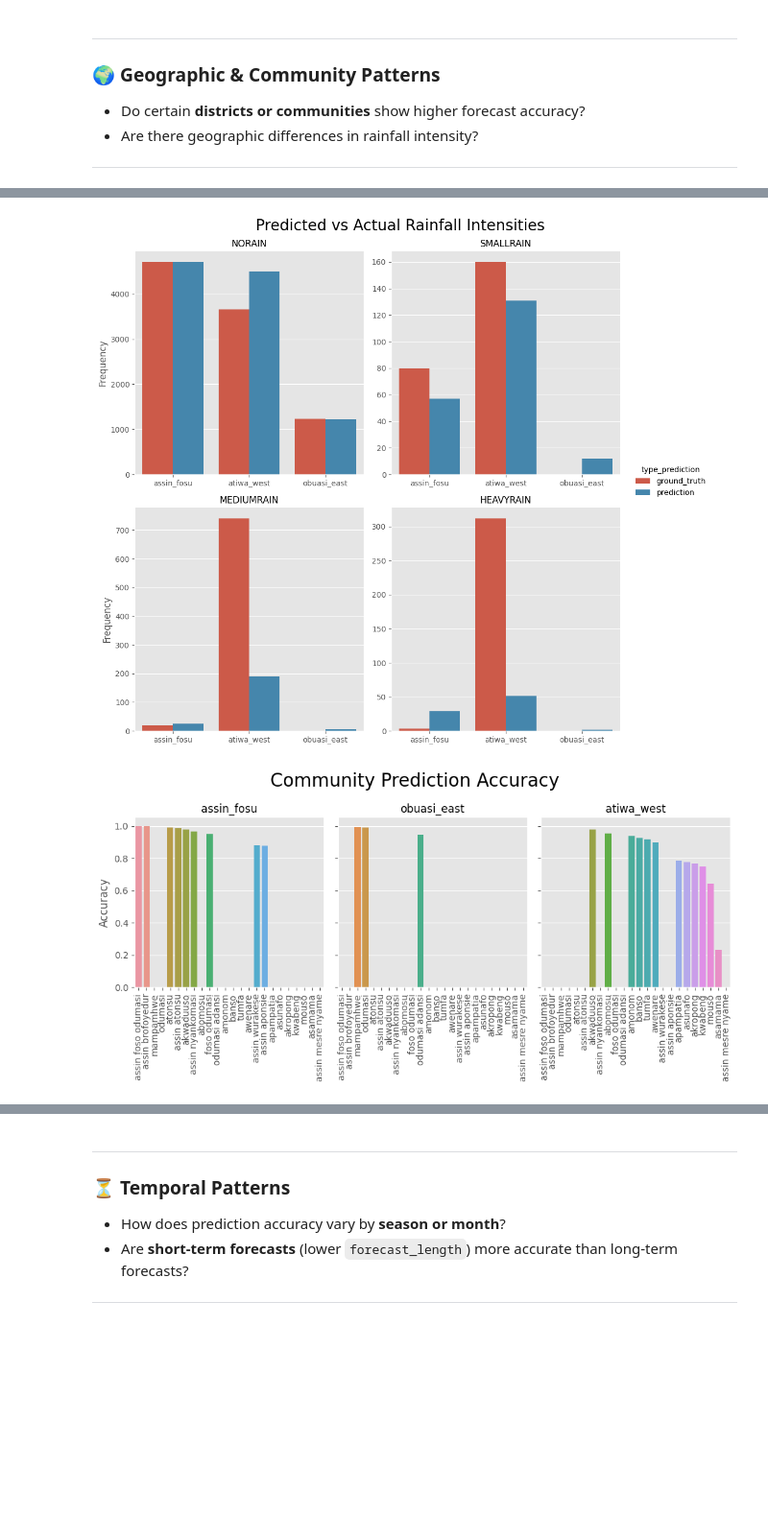
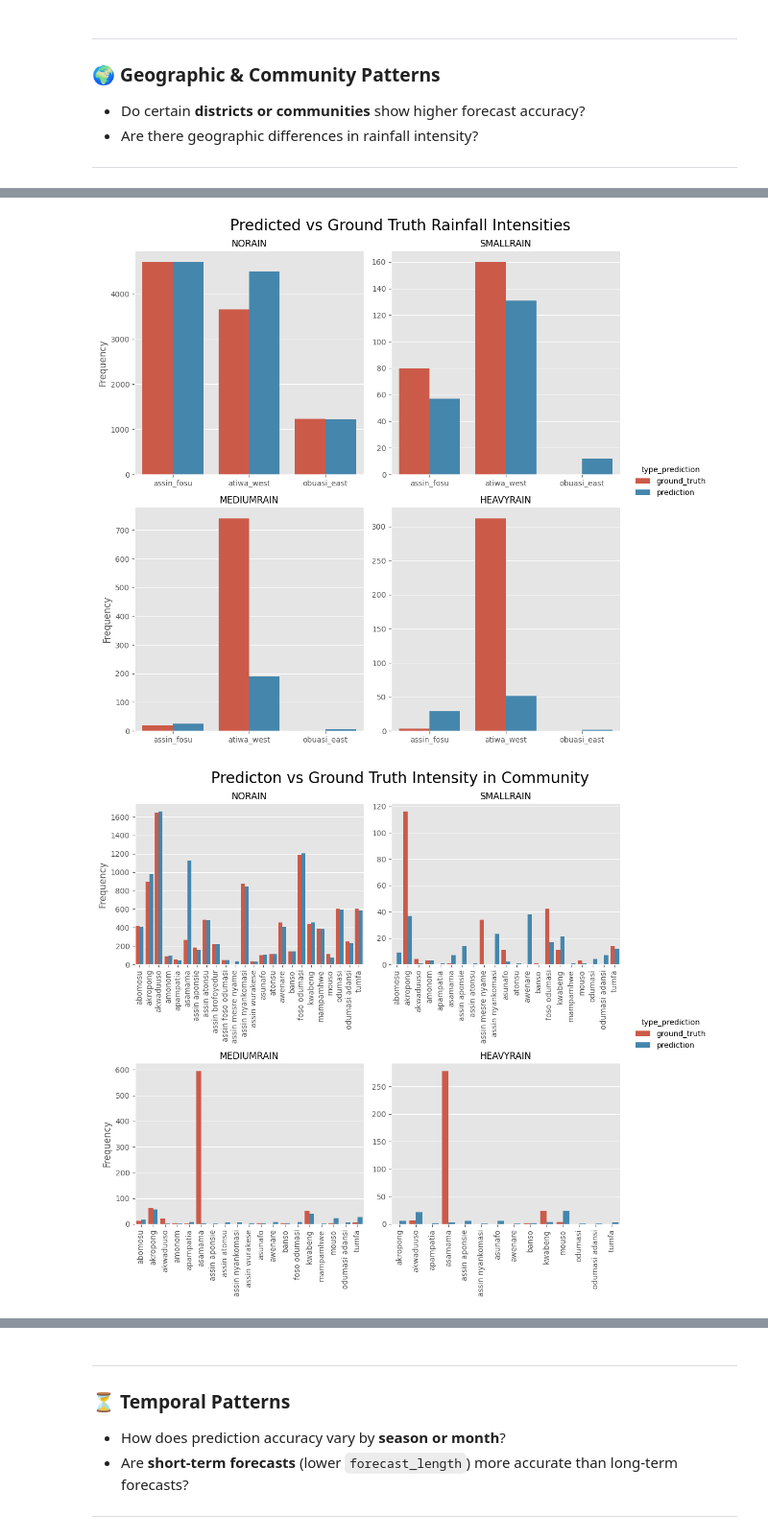
Before and after one commit to kamau96/zindi-projects, a Jupyter notebook: Zindi Projects/Rainfall-Prediction-Indigenous-Knowledge/notebooks/ghana-s-indigenous-intel-challenge-eda.ipynb, the cells around one changed output, grey strips where cells are left out. Shown at 96% size. Drawn from its saved outputs; the diff is of its cells as text; code cells hidden in the pictures; blank space fills up the shorter version.

```diff
--- a/Zindi Projects/Rainfall-Prediction-Indigenous-Knowledge/notebooks/ghana-s-indigenous-intel-challenge-eda.ipynb
+++ b/Zindi Projects/Rainfall-Prediction-Indigenous-Knowledge/notebooks/ghana-s-indigenous-intel-challenge-eda.ipynb
@@ -161,7 +162,7 @@ None
 # %% [markdown]
 ### Helper Functions
 # %%
-def prediction_target_combination(col_of_interest: str, prediction: str, target: str, df: pd.DataFrame) -> pd.DataFrame:
+def predicted_target_frequency(col_of_interest: str, prediction: str, target: str, df: pd.DataFrame) -> pd.DataFrame:
     """
     Compare the frequency distribution of predictions vs. actual targets
     for a given column of interest.
@@ -281,12 +282,12 @@ def clean_text(text: str) -> str:
     Parameters
     ----------
     community : str
-        The community name as a string (e.g., 'Green Valley').
+        The community name as a string (e.g., 'Assin Atonsu').
 
     Returns
     -------
     str
-        Cleaned community name in lowercase (e.g., 'green valley').
+        Cleaned community name in lowercase (e.g., 'assin atonsu').
     """
     # Split the name into words and thereafter convert each word to lowercase
     text_split = text.split()
@@ -408,6 +420,5 @@ plt.show()
 # %%
-district_eda_data = prediction_target_combination("district", "predicted_intensity", "Target", eda_data)
-
+district_eda_data = predicted_target_frequency("district", "predicted_intensity", "Target", eda_data)
 g = sns.catplot(data=district_eda_data,
                 x='district',
                 y='frequency',
@@ -418,11 +429,11 @@ g = sns.catplot(data=district_eda_data,
                 sharex=False,
                 sharey=False,
                 kind='bar')
-g.figure.suptitle("Predicted vs Actual Rainfall Intensities",
+g.figure.suptitle(t="Predicted vs Ground Truth Rainfall Intensities",
                   size=20)
 g.set_titles("{col_name}")
 g.set_axis_labels("", "Frequency")
 g.tight_layout()
 plt.show()
 # %% [output]
-[figure, old version]
+[figure, new version]
@@ -445,15 +440,22 @@ community_accuracy['accuracy'] = community_accuracy['accuracy'].astype(float)
 # %%
-g = sns.catplot(x='community',
-                y='accuracy',
-                col='district',
-                kind='bar',
-                data=community_accuracy)
-g.figure.suptitle("Community Prediction Accuracy", size=20)
+community_eda_data = predicted_target_frequency("community", "predicted_intensity", "Target", eda_data)
+
+g = sns.catplot(data=community_eda_data,
+                x='community',
+                y='frequency',
+                hue='type_prediction',
+                col='rainfall_intensity',
+                col_order = ['NORAIN', 'SMALLRAIN', 'MEDIUMRAIN', 'HEAVYRAIN'],
+                col_wrap=2,
+                sharex=False,
+                sharey=False,
+                kind='bar')
+g.figure.suptitle("Predicton vs Ground Truth Intensity in Community", size=20)
+g.set_axis_labels("", "Frequency")
 g.set_titles("{col_name}")
-g.set_axis_labels("", "Accuracy")
 g.tick_params(axis="x", rotation=90)
-g.fig.set_size_inches(10, 5)
-g.fig.tight_layout()
+g.tight_layout()
+plt.savefig("community_predictons.png", dpi=300, bbox_inches='tight')
 plt.show()
 # %% [output]
-[figure, old version]
+[figure, new version]
```
Also changed, not shown: parts of 35 cells of this notebook, 2 other files.
